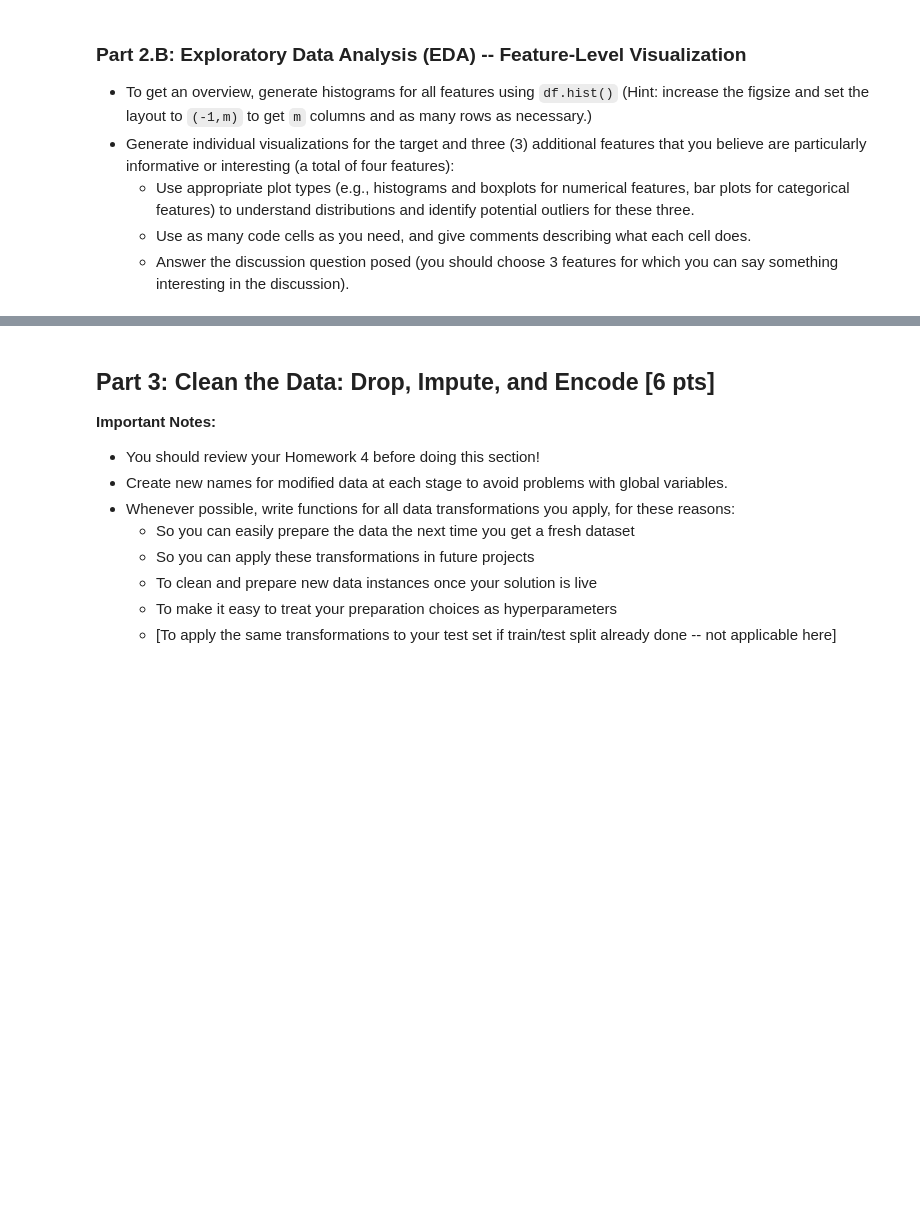
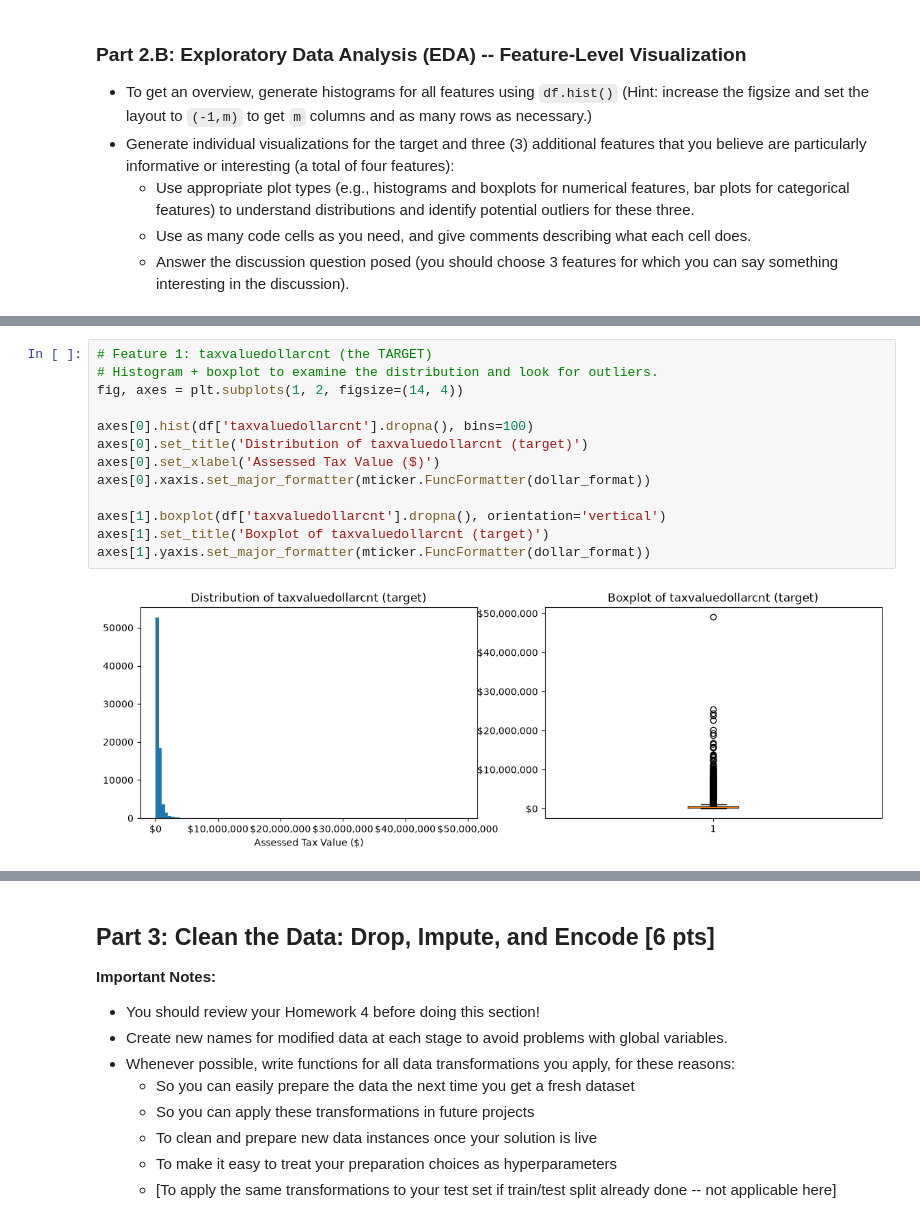
Before and after one commit to stefaniekenyon/bu-dx603-milestone-01, a Jupyter notebook: Milestone_01.ipynb, the cells around one changed output, grey strips where cells are left out. Drawn from its saved outputs; the diff is of its cells as text; blank space fills up the shorter version.

```diff
--- a/Milestone_01.ipynb
+++ b/Milestone_01.ipynb
@@ -185,0 +278,15 @@ Answer the following questions. You may wish to examine Appendix 3 before starti
+# %%
+# Feature 1: taxvaluedollarcnt (the TARGET)
+# Histogram + boxplot to examine the distribution and look for outliers.
+fig, axes = plt.subplots(1, 2, figsize=(14, 4))
+
+axes[0].hist(df['taxvaluedollarcnt'].dropna(), bins=100)
+axes[0].set_title('Distribution of taxvaluedollarcnt (target)')
+axes[0].set_xlabel('Assessed Tax Value ($)')
+axes[0].xaxis.set_major_formatter(mticker.FuncFormatter(dollar_format))
+
+axes[1].boxplot(df['taxvaluedollarcnt'].dropna(), orientation='vertical')
+axes[1].set_title('Boxplot of taxvaluedollarcnt (target)')
+axes[1].yaxis.set_major_formatter(mticker.FuncFormatter(dollar_format))
+# %% [output]
+[figure, added]
```
Also changed, not shown: parts of 23 cells of this notebook.
